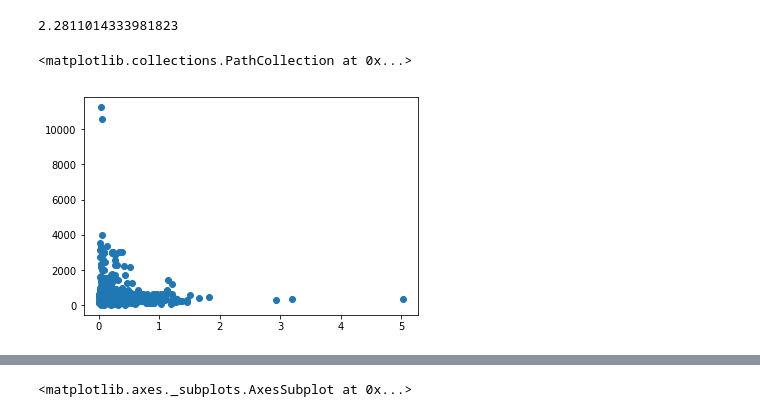
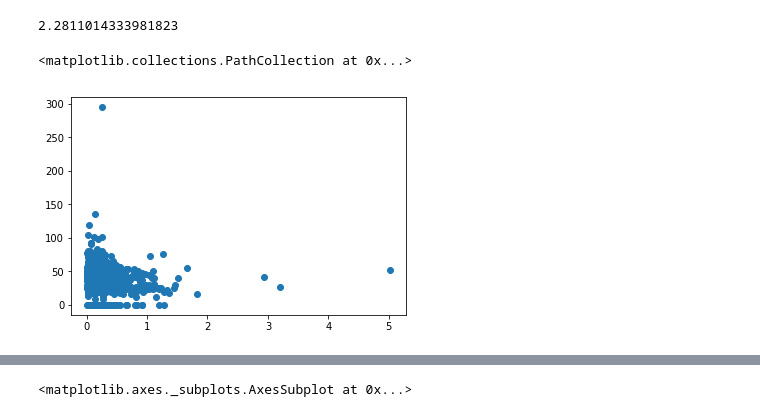
Before and after one commit to gsaidov/capstone, a Jupyter notebook: road_network.ipynb, the cells around one changed output, grey strips where cells are left out. Cells and saved outputs as stored; diff of their text form; code cells hidden in the pictures.

```diff
--- a/road_network.ipynb
+++ b/road_network.ipynb
@@ -483,7 +484,7 @@ Text(0.5, 0, 'Relative Importance')
 # %% [output]
 2.2811014333981823
 # %%
-plt.scatter(y, X['SEGLENGTH'])
+plt.scatter(y, X['SURFACEWIDTH'])
 # %% [output]
 <matplotlib.collections.PathCollection at 0x...>
-[figure, old version]
+[figure, new version]
```
Also changed, not shown: parts of 14 cells of this notebook.
